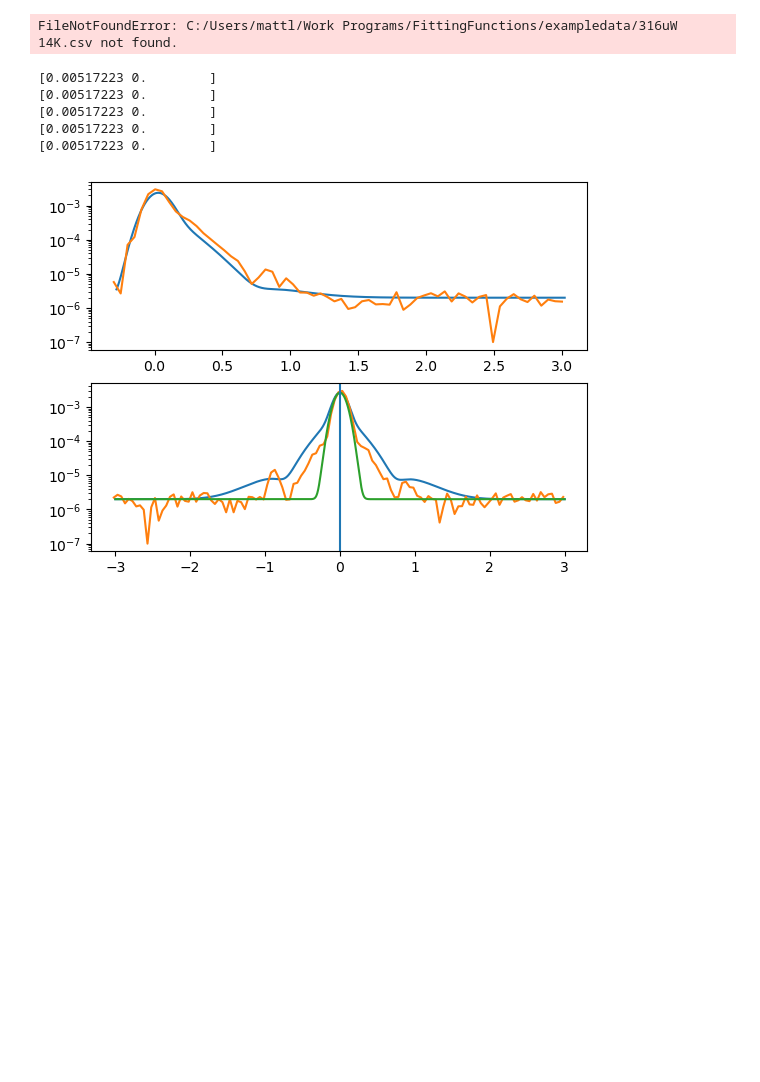
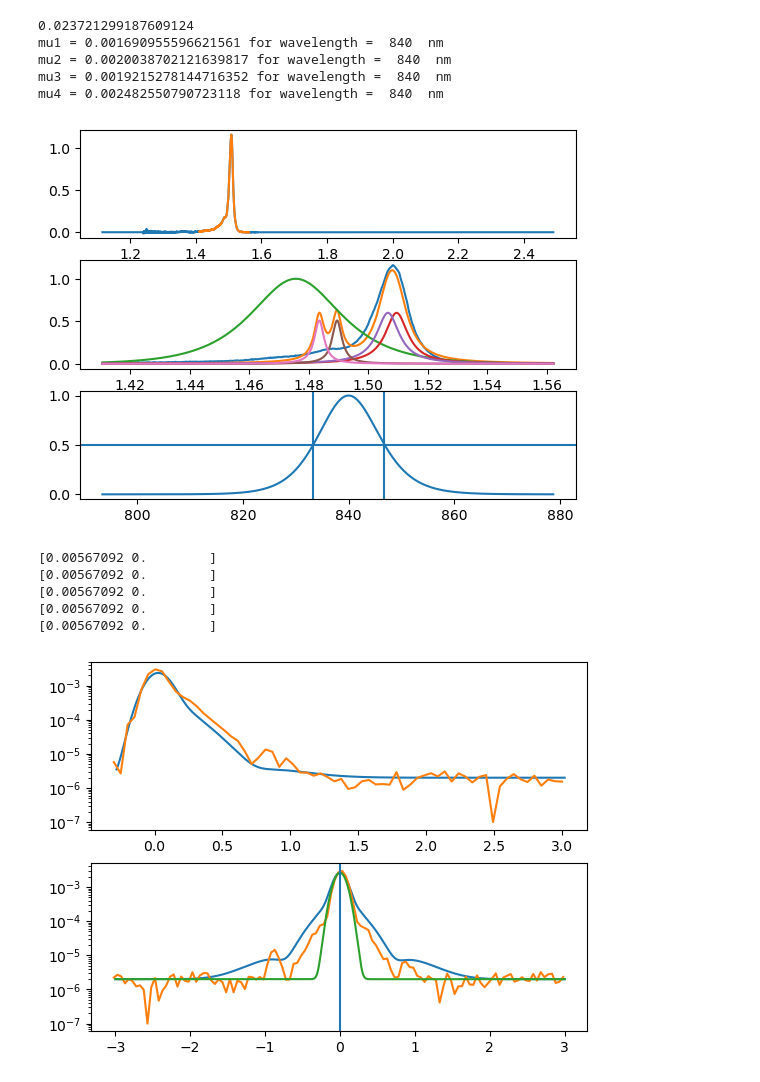
Before and after one commit to MTLphys/FittingFunctions, a Jupyter notebook: TestingFitts.ipynb, the cells around one changed output. Drawn from its saved outputs; the diff is of its cells as text; code cells hidden in the pictures; blank space fills up the shorter version.

```diff
--- a/TestingFitts.ipynb
+++ b/TestingFitts.ipynb
@@ -16,14 +16,14 @@ def energydist(E,E0,Ew,A):
     return A/np.cosh((E-E0)/Ew)
 def dE(wl0,wlw):
     return 1239.513/(wl0-wlw)-1239.513/(wl0+wlw)
-E0 = 1.507
+E0 = 1.5095
 Ex1 =  0.0029#exciton splitting energy
 Ex2 =  0.006#Acceptor bound exciton splitting energy
 EB  = -0.020 #Acceptor bound exciton binding energy
 E21 =  E0
-E61 =  E0+Ex1
+E61 =  E0-Ex1
 Ei21 = E0+EB
-Ei61 = E0+Ex2+EB
+Ei61 = E0-Ex2+EB
 A = .6
 B = .6
 C = .51
@@ -38,35 +38,40 @@ start = 1800
 end = 2300
 #print(gmi21)
 ax[0].plot(1239.513/(PL[:,0]-.5),PL[:,1])
 ax[0].plot(1239.513/(PL[start:end,0]-.5),PL[start:end,1])
 ax[1].plot(1239.513/(PL[start:end,0]-.5),PL[start:end,1])#1239.513/
 xdata = np.linspace(1239.513/(PL[start,0]-.5),1239.513/(PL[end,0]-.5),1000)
 ydata = PL[start:end,1]
 plfit = PLfunct(xdata,A,B,C,D,gm21,gm61,gmi21,gmi61,E21,E61,Ei21,Ei61)
 ax[1].plot(xdata,plfit)#1239.513/
 wlw = 13.5
-wl0 = 825
+wl0 = 840
 E0 = 1239.513/(wl0)
 Efwhm = dE(wl0,wlw)/2
 print(Efwhm)
 Ew = Efwhm/1.76
 excitation=energydist(xdata,E0,Ew,1)
 ax[1].plot(xdata,excitation)
 ax[1].plot(xdata,lorentz(xdata,A,gm21,E21))
 ax[1].plot(xdata,lorentz(xdata,B,gm61,E61))
 ax[1].plot(xdata,lorentz(xdata,C,gmi21,Ei21))
 ax[1].plot(xdata,lorentz(xdata,D,gmi61,Ei61))
 ax[2].plot(1239.5/xdata,excitation**2)
 ax[2].axvline(wl0-wlw/2)
 ax[2].axvline(wl0+wlw/2)
 ax[2].axhline(.5)
 dx = xdata[0]-xdata[1]
 print('mu1 =',np.sum(dx*excitation*lorentz(xdata,A,gm21,E21)),'for wavelength = ',wl0,' nm')
 print('mu2 =',np.sum(dx*excitation*lorentz(xdata,B,gm61,E61)),'for wavelength = ',wl0,' nm')
 print('mu3 =',np.sum(dx*excitation*lorentz(xdata,C,gmi21,Ei21)),'for wavelength = ',wl0,' nm')
 print('mu4 =',np.sum(dx*excitation*lorentz(xdata,D,gmi61,Ei61)),'for wavelength = ',wl0,' nm')
 # %% [output]
-FileNotFoundError: C:/Users/mattl/Work Programs/FittingFunctions/exampledata/316uW 14K.csv not found.
+0.023721299187609124
+mu1 = 0.001690955596621561 for wavelength =  840  nm
+mu2 = 0.0020038702121639817 for wavelength =  840  nm
+mu3 = 0.0019215278144716352 for wavelength =  840  nm
+mu4 = 0.002482550790723118 for wavelength =  840  nm
+[figure, added]
 # %%
 #fit for 815
 import os
@@ -87,10 +92,10 @@ T3refdata = np.loadtxt(directory+T3reffile,delimiter=';')
 T12data   = np.loadtxt(directory+T12file,delimiter=';')
 
 
-ol21 = 0.005172228187613916#overlap of hh exciton state
-ol61 = 0.005747812140979084#overlap of lh exciton state
-oli21 = 0.0007216690156471695 #overlap of hh bound exciton state
-oli61 = 0.000923409156796965 #overlap of lh bound exciton state
+ol21 = 0.005670920777823729#overlap of hh exciton state
+ol61 = 0.005090690058024168#overlap of lh exciton state
+oli21 = 0.0007444262457515402 #overlap of hh bound exciton state
+oli61 = 0.0005116497699922807 #overlap of lh bound exciton state
 Ex1 =  c.e*0.0029/c.hbar#exciton splitting energy
 Ex2 =  c.e*0.006/c.hbar#Acceptor bound exciton splitting energy
 EB  = -c.e*0.020/c.hbar #Acp0 = [Ex1   ,Ex2   , # 0,1
@@ -161,11 +166,11 @@ np.savetxt(directory+outputfile,sf.transpose(),delimiter=';')
 
 wl='815'
 # %% [output]
-[0.00517223 0.        ]
-[0.00517223 0.        ]
-[0.00517223 0.        ]
-[0.00517223 0.        ]
-[0.00517223 0.        ]
+[0.00567092 0.        ]
+[0.00567092 0.        ]
+[0.00567092 0.        ]
+[0.00567092 0.        ]
+[0.00567092 0.        ]
 [figure]
 # %%
 #fit for 820
```
Also changed, not shown: parts of 5 cells of this notebook.
